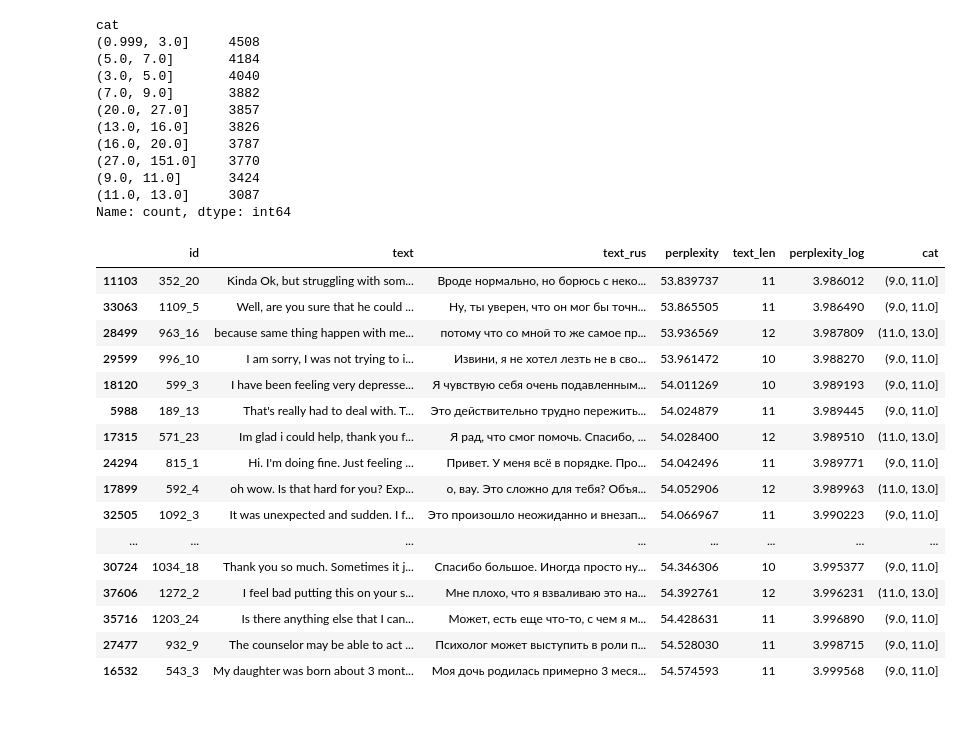
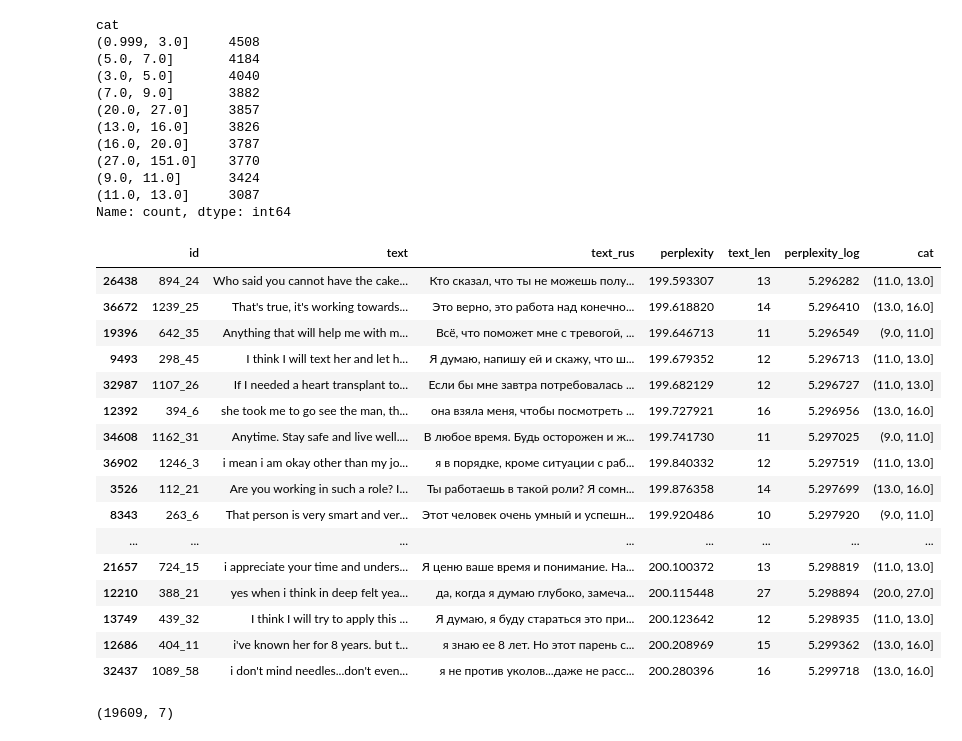
Before and after one commit to psytechlab/empathy_dataset_transfer, a Jupyter notebook: notebooks/bad_translation_selection_by_perplexity.ipynb, the cells around one changed output. Saved outputs shown, nothing was run; the diff lists cells and outputs as text; code cells hidden in the pictures.

Commit message:
adding changes in perplexity notebook

```diff
--- a/notebooks/bad_translation_selection_by_perplexity.ipynb
+++ b/notebooks/bad_translation_selection_by_perplexity.ipynb
@@ -7,6 +13,6 @@ import numpy as np
 pd.set_option("max_colwidth", None)
 # %%
-with open("full_results_rugpt3small.json") as f:
+with open("/Users/n.valieva/Downloads/full_results_rugpt3small.json") as f:
     data = json.load(f)
 # %%
 data = pd.DataFrame(data)
@@ -92,22 +98,26 @@ cat
 (11.0, 13.0]     3087
 Name: count, dtype: int64
 # %%
-data[((data.text_len >=10) & (data.text_len <=12)) & (data.perplexity_log<5.3)].sort_values("perplexity")[-20:]
+data[((data.text_len >=10)) & (data.perplexity_log<5.3)].sort_values("perplexity")[-20:]
 # %% [output]
 |  | id | text | text_rus | perplexity | text_len | perplexity_log | cat |
-| 11103 | 352_20 | Kinda Ok, but struggling with som... | Вроде нормально, но борюсь с неко... | 53.839737 | 11 | 3.986012 | (9.0, 11.0] |
-| 33063 | 1109_5 | Well, are you sure that he could ... | Ну, ты уверен, что он мог бы точн... | 53.865505 | 11 | 3.986490 | (9.0, 11.0] |
-| 28499 | 963_16 | because same thing happen with me... | потому что со мной то же самое пр... | 53.936569 | 12 | 3.987809 | (11.0, 13.0] |
-| 29599 | 996_10 | I am sorry, I was not trying to i... | Извини, я не хотел лезть не в сво... | 53.961472 | 10 | 3.988270 | (9.0, 11.0] |
-| 18120 | 599_3 | I have been feeling very depresse... | Я чувствую себя очень подавленным... | 54.011269 | 10 | 3.989193 | (9.0, 11.0] |
-| 5988 | 189_13 | That's really had to deal with. T... | Это действительно трудно пережить... | 54.024879 | 11 | 3.989445 | (9.0, 11.0] |
-| 17315 | 571_23 | Im glad i could help, thank you f... | Я рад, что смог помочь. Спасибо, ... | 54.028400 | 12 | 3.989510 | (11.0, 13.0] |
-| 24294 | 815_1 | Hi. I'm doing fine. Just feeling ... | Привет. У меня всё в порядке. Про... | 54.042496 | 11 | 3.989771 | (9.0, 11.0] |
-| 17899 | 592_4 | oh wow. Is that hard for you? Exp... | о, вау. Это сложно для тебя? Объя... | 54.052906 | 12 | 3.989963 | (11.0, 13.0] |
-| 32505 | 1092_3 | It was unexpected and sudden. I f... | Это произошло неожиданно и внезап... | 54.066967 | 11 | 3.990223 | (9.0, 11.0] |
+| 26438 | 894_24 | Who said you cannot have the cake... | Кто сказал, что ты не можешь полу... | 199.593307 | 13 | 5.296282 | (11.0, 13.0] |
+| 36672 | 1239_25 | That's true, it's working towards... | Это верно, это работа над конечно... | 199.618820 | 14 | 5.296410 | (13.0, 16.0] |
+| 19396 | 642_35 | Anything that will help me with m... | Всё, что поможет мне с тревогой, ... | 199.646713 | 11 | 5.296549 | (9.0, 11.0] |
+| 9493 | 298_45 | I think I will text her and let h... | Я думаю, напишу ей и скажу, что ш... | 199.679352 | 12 | 5.296713 | (11.0, 13.0] |
+| 32987 | 1107_26 | If I needed a heart transplant to... | Если бы мне завтра потребовалась ... | 199.682129 | 12 | 5.296727 | (11.0, 13.0] |
+| 12392 | 394_6 | she took me to go see the man, th... | она взяла меня, чтобы посмотреть ... | 199.727921 | 16 | 5.296956 | (13.0, 16.0] |
+| 34608 | 1162_31 | Anytime. Stay safe and live well.... | В любое время. Будь осторожен и ж... | 199.741730 | 11 | 5.297025 | (9.0, 11.0] |
+| 36902 | 1246_3 | i mean i am okay other than my jo... | я в порядке, кроме ситуации с раб... | 199.840332 | 12 | 5.297519 | (11.0, 13.0] |
+| 3526 | 112_21 | Are you working in such a role? I... | Ты работаешь в такой роли? Я сомн... | 199.876358 | 14 | 5.297699 | (13.0, 16.0] |
+| 8343 | 263_6 | That person is very smart and ver... | Этот человек очень умный и успешн... | 199.920486 | 10 | 5.297920 | (9.0, 11.0] |
 | ... | ... | ... | ... | ... | ... | ... | ... |
-| 30724 | 1034_18 | Thank you so much. Sometimes it j... | Спасибо большое. Иногда просто ну... | 54.346306 | 10 | 3.995377 | (9.0, 11.0] |
-| 37606 | 1272_2 | I feel bad putting this on your s... | Мне плохо, что я взваливаю это на... | 54.392761 | 12 | 3.996231 | (11.0, 13.0] |
-| 35716 | 1203_24 | Is there anything else that I can... | Может, есть еще что-то, с чем я м... | 54.428631 | 11 | 3.996890 | (9.0, 11.0] |
-| 27477 | 932_9 | The counselor may be able to act ... | Психолог может выступить в роли п... | 54.528030 | 11 | 3.998715 | (9.0, 11.0] |
-| 16532 | 543_3 | My daughter was born about 3 mont... | Моя дочь родилась примерно 3 меся... | 54.574593 | 11 | 3.999568 | (9.0, 11.0] |
+| 21657 | 724_15 | i appreciate your time and unders... | Я ценю ваше время и понимание. На... | 200.100372 | 13 | 5.298819 | (11.0, 13.0] |
+| 12210 | 388_21 | yes when i think in deep felt yea... | да, когда я думаю глубоко, замеча... | 200.115448 | 27 | 5.298894 | (20.0, 27.0] |
+| 13749 | 439_32 | I think I will try to apply this ... | Я думаю, я буду стараться это при... | 200.123642 | 12 | 5.298935 | (11.0, 13.0] |
+| 12686 | 404_11 | i've known her for 8 years. but t... | я знаю ее 8 лет. Но этот парень с... | 200.208969 | 15 | 5.299362 | (13.0, 16.0] |
+| 32437 | 1089_58 | i don't mind needles...don't even... | я не против уколов...даже не расс... | 200.280396 | 16 | 5.299718 | (13.0, 16.0] |
+# %%
+data[((data.text_len >=10)) & (data.perplexity_log<5.3)].sort_values("perplexity").shape
+# %% [output]
+(19609, 7)
```
Also changed, not shown: parts of 10 cells of this notebook.
